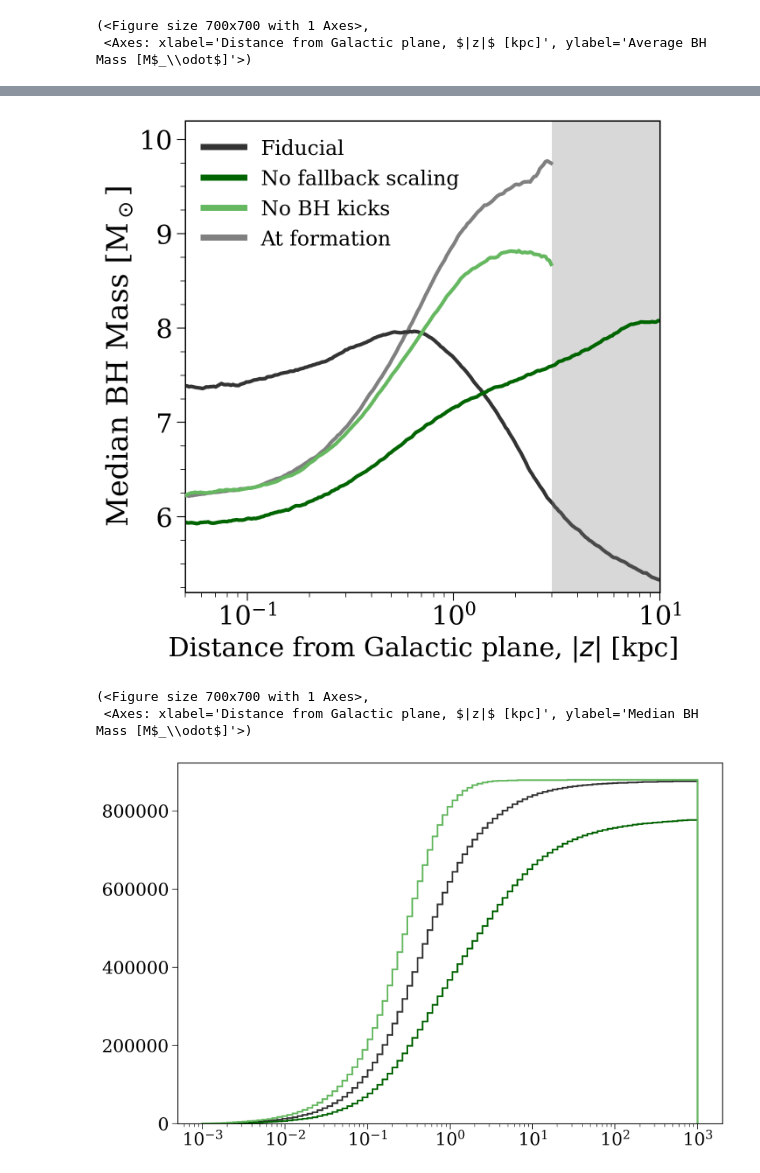
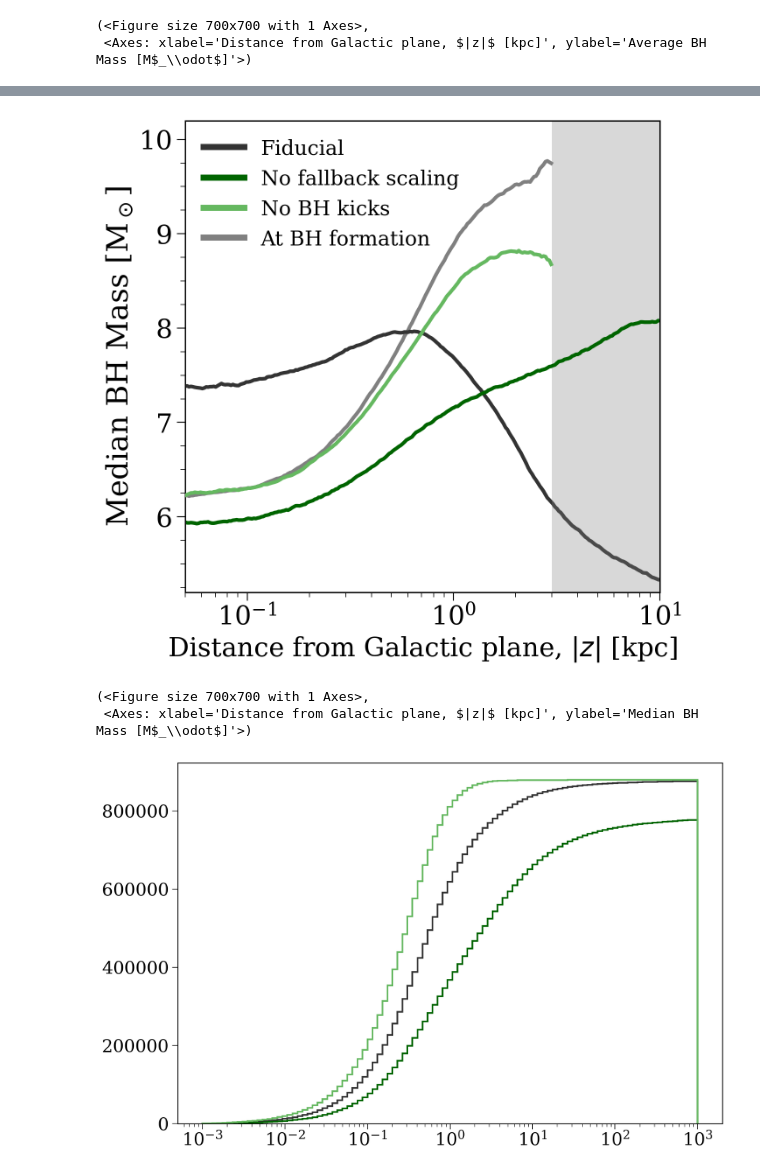
Before and after one commit to TomWagg/underworld, a Jupyter notebook: analysis/variations_kick.ipynb, the cells around one changed output, grey strips where cells are left out. Drawn from its saved outputs; the diff is of its cells as text; code cells hidden in the pictures.

Commit message:
adjust legend label

```diff
--- a/analysis/variations_kick.ipynb
+++ b/analysis/variations_kick.ipynb
@@ -212,28 +182,28 @@ plotting.plot_avg_mass_vs_z(
 # %%
 reload(plotting)
 
 z_maxes = [10, 10, 3, 3]
 plotting.plot_avg_mass_vs_z(
     mean_masses=mean_masses,
-    labels=labels + ["At formation"],
+    labels=labels + ["At BH formation"],
     colours=colours + ["grey"],
     z_maxes=z_maxes,
     z_range=z_range,
     zorders=[1, 2, 3, 0],
     legend_kwargs={
         "title": None,
         "fontsize": 0.7*fs,
         "title_fontsize": 0.6*fs,
         "loc": "upper left",
         "frameon": False
     },
     ax_kwargs={
         "ylim": (5.2, 10.2),
     },
     save="../plots/average_bh_mass_vs_z_kicks.pdf",
 )
 # %% [output]
-[figure, old version]
+[figure, new version]
 (<Figure size 700x700 with 1 Axes>,
  <Axes: xlabel='Distance from Galactic plane, $|z|$ [kpc]', ylabel='Median BH Mass [M$_\\odot$]'>)
 # %%
```
Also changed, not shown: parts of 2 cells of this notebook, 2 other files.
